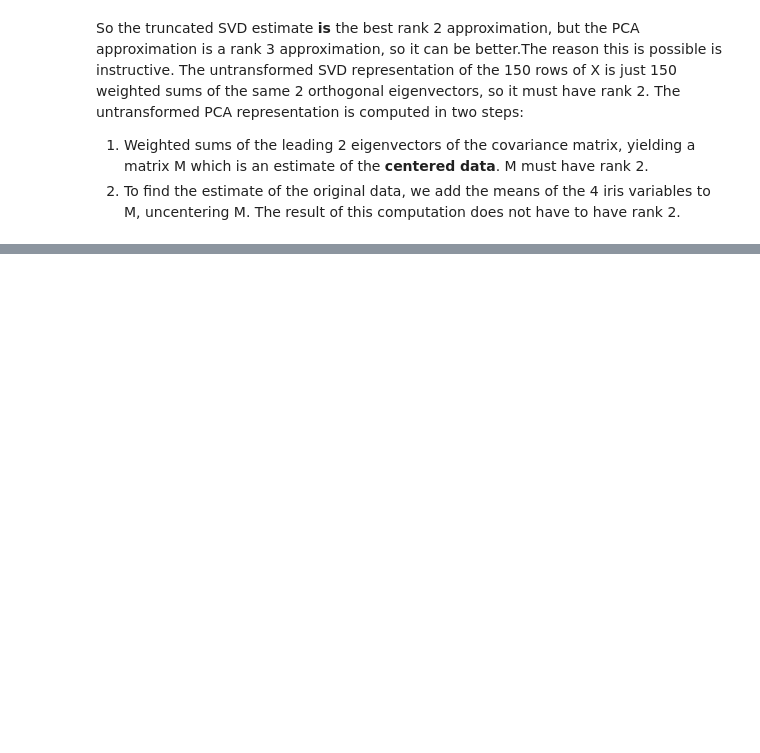
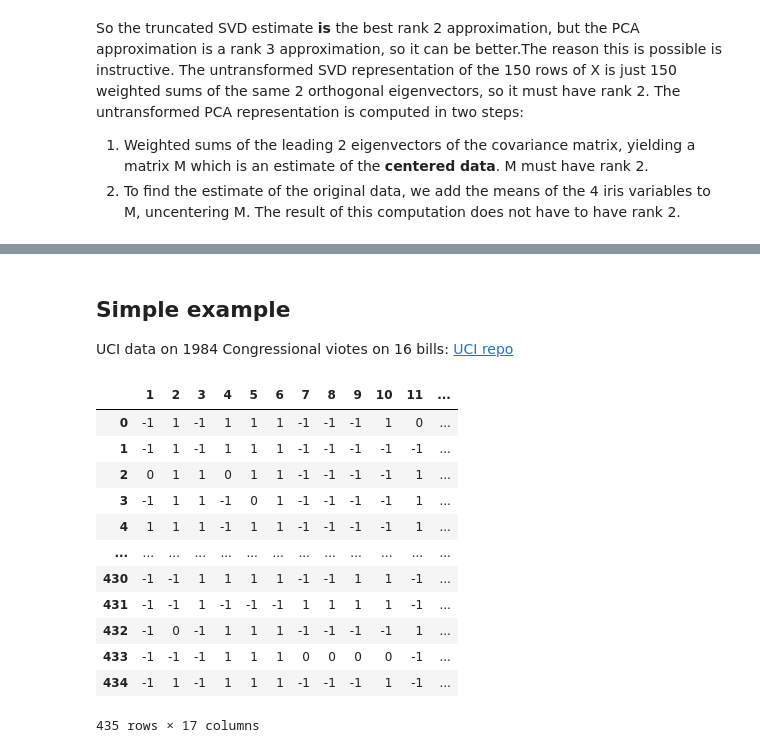
Before and after one commit to gawron/python-for-social-science, a Jupyter notebook: text_classification/Dimensionality Reduction.ipynb, the cells around one changed output, grey strips where cells are left out. Cells and saved outputs as stored; diff of their text form; code cells hidden in the pictures; blank space fills up the shorter version.

```diff
--- a/text_classification/Dimensionality Reduction.ipynb
+++ b/text_classification/Dimensionality Reduction.ipynb
@@ -1522,0 +1783,4 @@ is computed in two steps:
+# %% [markdown]
+##   Simple example
+
+UCI data on 1984 Congressional viotes on 16 bills: [UCI repo](https://archive.ics.uci.edu/dataset/105/congressional+voting+records)
@@ -1522,0 +1802,16 @@ is computed in two steps:
+# %%
+df
+# %% [output]
+|  | 1 | 2 | 3 | 4 | 5 | 6 | 7 | 8 | 9 | 10 | 11 | ... |
+| 0 | -1 | 1 | -1 | 1 | 1 | 1 | -1 | -1 | -1 | 1 | 0 | ... |
+| 1 | -1 | 1 | -1 | 1 | 1 | 1 | -1 | -1 | -1 | -1 | -1 | ... |
+| 2 | 0 | 1 | 1 | 0 | 1 | 1 | -1 | -1 | -1 | -1 | 1 | ... |
+| 3 | -1 | 1 | 1 | -1 | 0 | 1 | -1 | -1 | -1 | -1 | 1 | ... |
+| 4 | 1 | 1 | 1 | -1 | 1 | 1 | -1 | -1 | -1 | -1 | 1 | ... |
+| ... | ... | ... | ... | ... | ... | ... | ... | ... | ... | ... | ... | ... |
+| 430 | -1 | -1 | 1 | 1 | 1 | 1 | -1 | -1 | 1 | 1 | -1 | ... |
+| 431 | -1 | -1 | 1 | -1 | -1 | -1 | 1 | 1 | 1 | 1 | -1 | ... |
+| 432 | -1 | 0 | -1 | 1 | 1 | 1 | -1 | -1 | -1 | -1 | 1 | ... |
+| 433 | -1 | -1 | -1 | 1 | 1 | 1 | 0 | 0 | 0 | 0 | -1 | ... |
+| 434 | -1 | 1 | -1 | 1 | 1 | 1 | -1 | -1 | -1 | 1 | -1 | ... |
+435 rows × 17 columns
```
Also changed, not shown: parts of 56 cells of this notebook.
